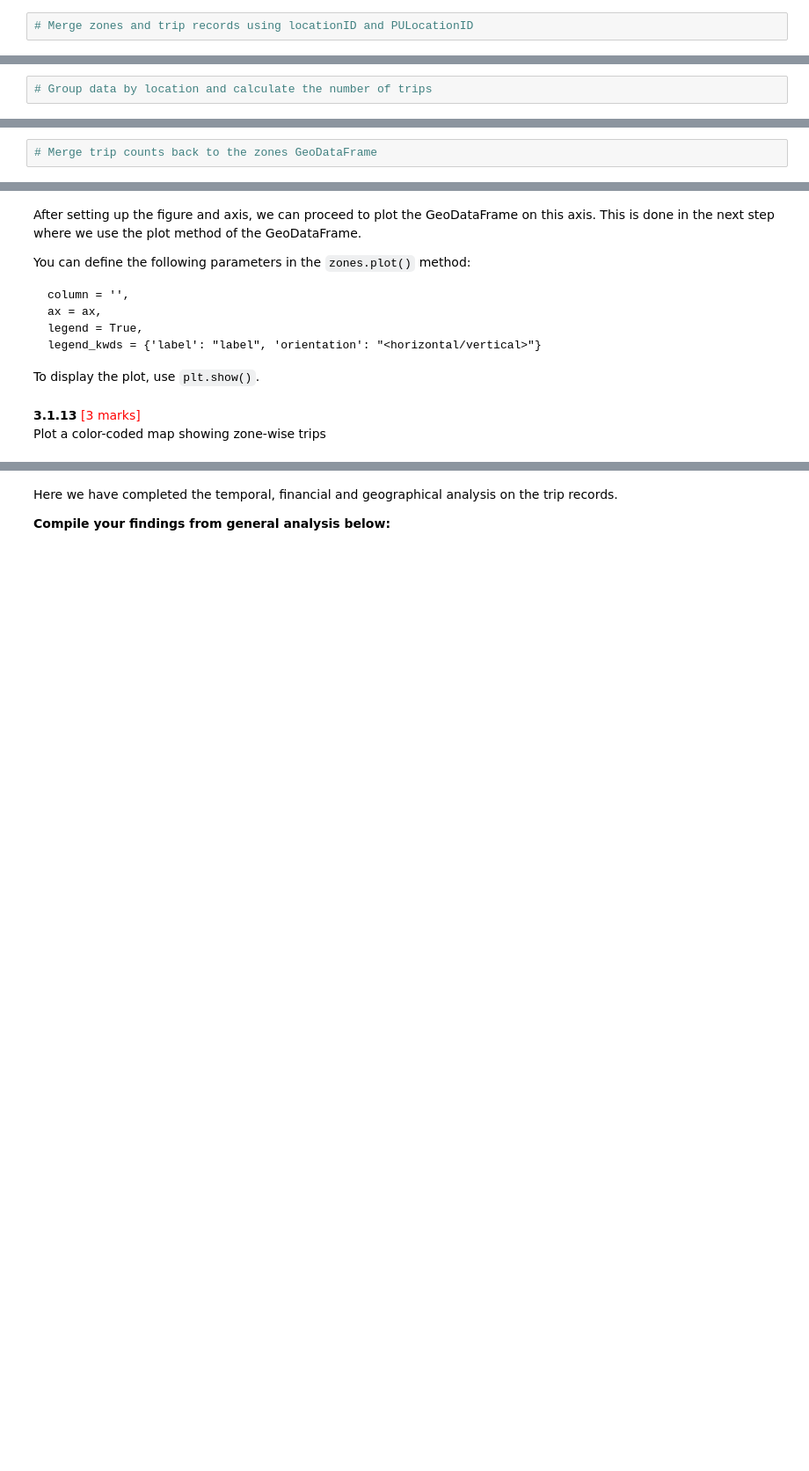
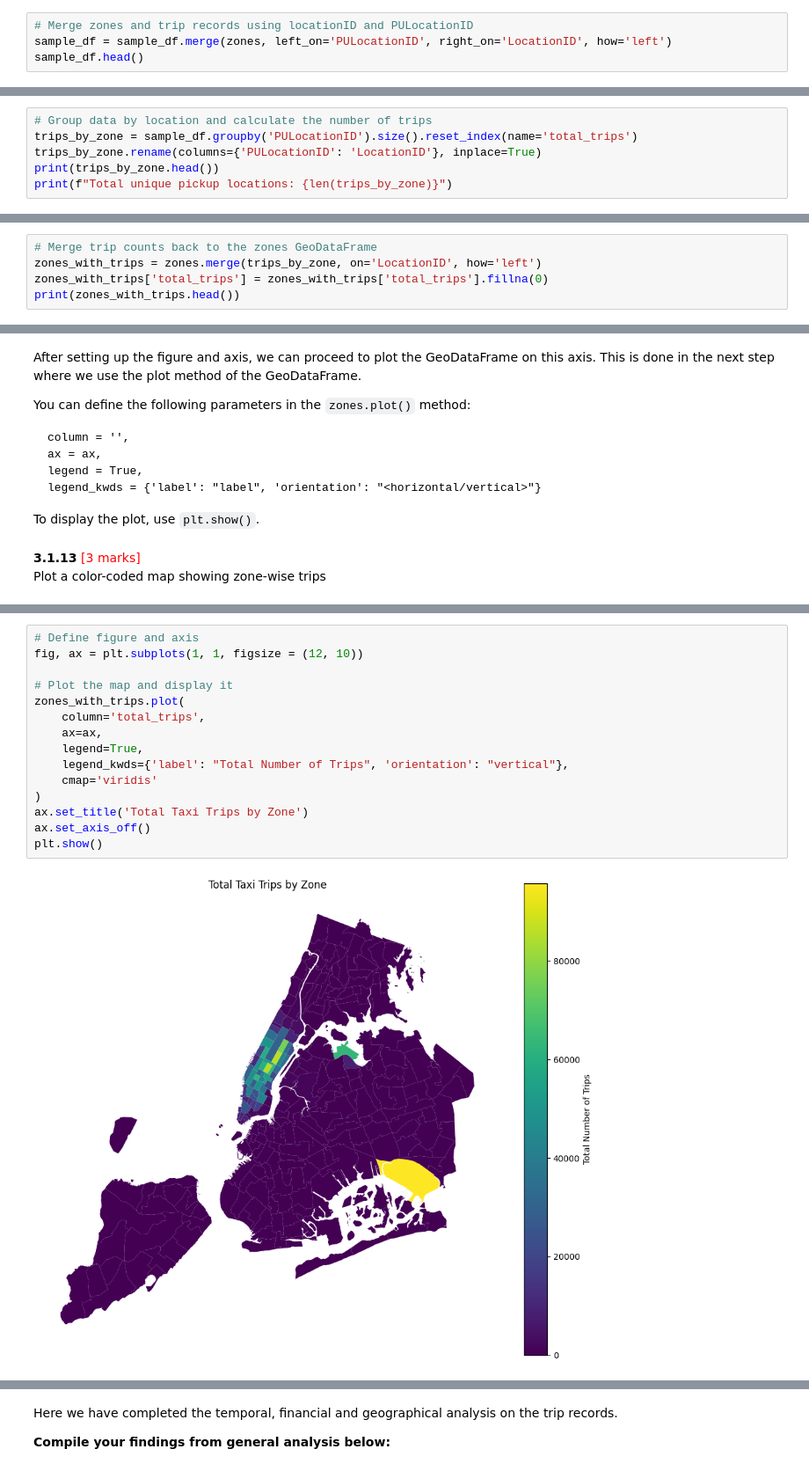
Before and after one commit to mayuresh-tungare/eda-assignment, a Jupyter notebook: EDA_Assg_NYC_Taxi_Starter.ipynb, the cells around one changed output, grey strips where cells are left out. Shown at 88% size. Cells and saved outputs as stored; diff of their text form; blank space fills up the shorter version.

```diff
--- a/EDA_Assg_NYC_Taxi_Starter.ipynb
+++ b/EDA_Assg_NYC_Taxi_Starter.ipynb
@@ -766,3 +842,5 @@ Now, you have to merge the trip records and zones data using the location IDs.
 Merge the zones data into trip data using the `locationID` and `PULocationID` columns.
 # %%
 # Merge zones and trip records using locationID and PULocationID
+sample_df = sample_df.merge(zones, left_on='PULocationID', right_on='LocationID', how='left')
+sample_df.head()
@@ -771,3 +857,7 @@ Merge the zones data into trip data using the `locationID` and `PULocationID` co
 Group data by location IDs to find the total number of trips per location ID
 # %%
 # Group data by location and calculate the number of trips
+trips_by_zone = sample_df.groupby('PULocationID').size().reset_index(name='total_trips')
+trips_by_zone.rename(columns={'PULocationID': 'LocationID'}, inplace=True)
+print(trips_by_zone.head())
+print(f"Total unique pickup locations: {len(trips_by_zone)}")
@@ -778,3 +876,6 @@ Now, use the grouped data to add number of trips to the GeoDataFrame.
 We will use this to plot a map of zones showing total trips per zone.
 # %%
 # Merge trip counts back to the zones GeoDataFrame
+zones_with_trips = zones.merge(trips_by_zone, on='LocationID', how='left')
+zones_with_trips['total_trips'] = zones_with_trips['total_trips'].fillna(0)
+print(zones_with_trips.head())
@@ -813,2 +930,19 @@ Plot a color-coded map showing zone-wise trips
+# %%
+# Define figure and axis
+fig, ax = plt.subplots(1, 1, figsize = (12, 10))
+
+# Plot the map and display it
+zones_with_trips.plot(
+    column='total_trips',
+    ax=ax,
+    legend=True,
+    legend_kwds={'label': "Total Number of Trips", 'orientation': "vertical"},
+    cmap='viridis'
+)
+ax.set_title('Total Taxi Trips by Zone')
+ax.set_axis_off()
+plt.show()
+# %% [output]
+[figure, added]
 # %%
 # can you try displaying the zones DF sorted by the number of trips?
```
Also changed, not shown: parts of 10 cells of this notebook.
